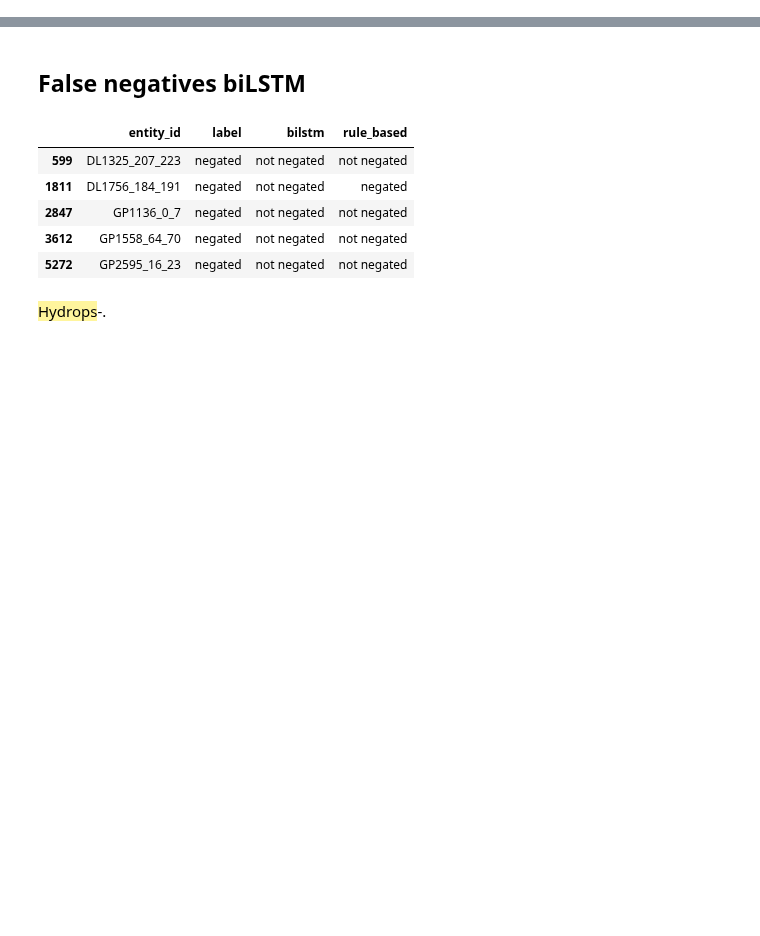
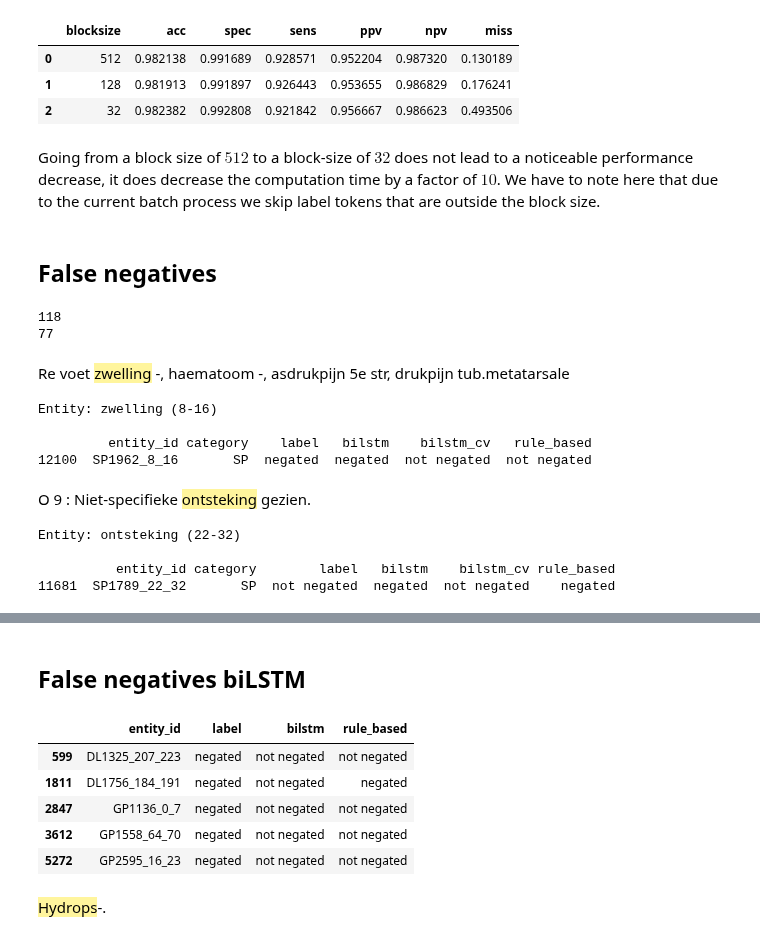
Before and after one commit to umcu/negation-detection, a Jupyter notebook: 02_error_analysis.ipynb, the cells around one changed output, grey strips where cells are left out. Drawn from its saved outputs; the diff is of its cells as text; code cells hidden in the pictures; blank space fills up the shorter version.

```diff
--- a/02_error_analysis.ipynb
+++ b/02_error_analysis.ipynb
@@ -23,0 +230,42 @@ results.head()
+# %%
+scores_df
+# %% [output]
+|  | blocksize | acc | spec | sens | ppv | npv | miss |
+| 0 | 512 | 0.982138 | 0.991689 | 0.928571 | 0.952204 | 0.987320 | 0.130189 |
+| 1 | 128 | 0.981913 | 0.991897 | 0.926443 | 0.953655 | 0.986829 | 0.176241 |
+| 2 | 32 | 0.982382 | 0.992808 | 0.921842 | 0.956667 | 0.986623 | 0.493506 |
+# %% [markdown]
+Going from a block size of $512$ to a block-size of $32$ does not lead to a noticeable performance decrease, it does decrease the computation time by a factor of $10$. We have to note here that due to the current batch process we skip label tokens that are outside the block size.
+# %% [markdown]
+## False negatives
+# %%
+false_negatives = results[(results.label == 'negated') & (results.robbert_512_2== 'not negated')]
+false_negatives.head()
+print(false_negatives.shape[0])
+
+false_positives = results[(results.label == 'not negated') & (results.robbert_512_2== 'negated')]
+false_positives.head()
+print(false_positives.shape[0])
+# %% [output]
+118
+77
+# %%
+# Show issue with a random record
+random_entity = false_negatives.entity_id.tolist()[115]
+text, start, end = get_document_text(random_entity, dcc_dir, results)
+# %% [output]
+Re voet zwelling -, haematoom -, asdrukpijn 5e str, drukpijn tub.metatarsale
+Entity: zwelling (8-16)
+
+         entity_id category    label   bilstm    bilstm_cv   rule_based
+12100  SP1962_8_16       SP  negated  negated  not negated  not negated
+# %%
+# Show issue with a random record
+random_entity = false_positives.entity_id.tolist()[69]
+text, start, end = get_document_text(random_entity, dcc_dir, results)
+# %% [output]
+O 9 : Niet-specifieke ontsteking gezien.
+Entity: ontsteking (22-32)
+
+          entity_id category        label   bilstm    bilstm_cv rule_based
+11681  SP1789_22_32       SP  not negated  negated  not negated    negated
```
Also changed, not shown: parts of 20 cells of this notebook, 2 other files.
